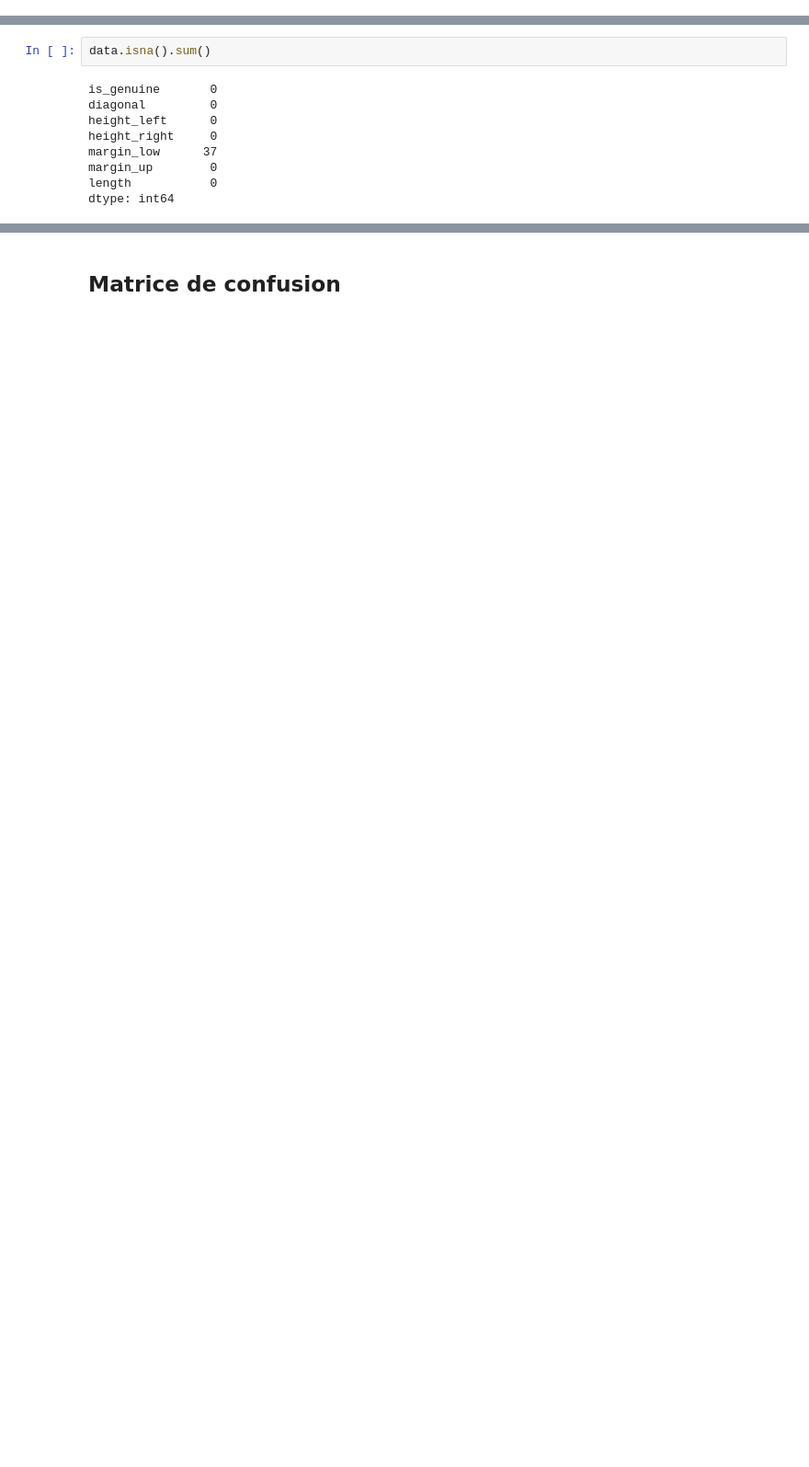
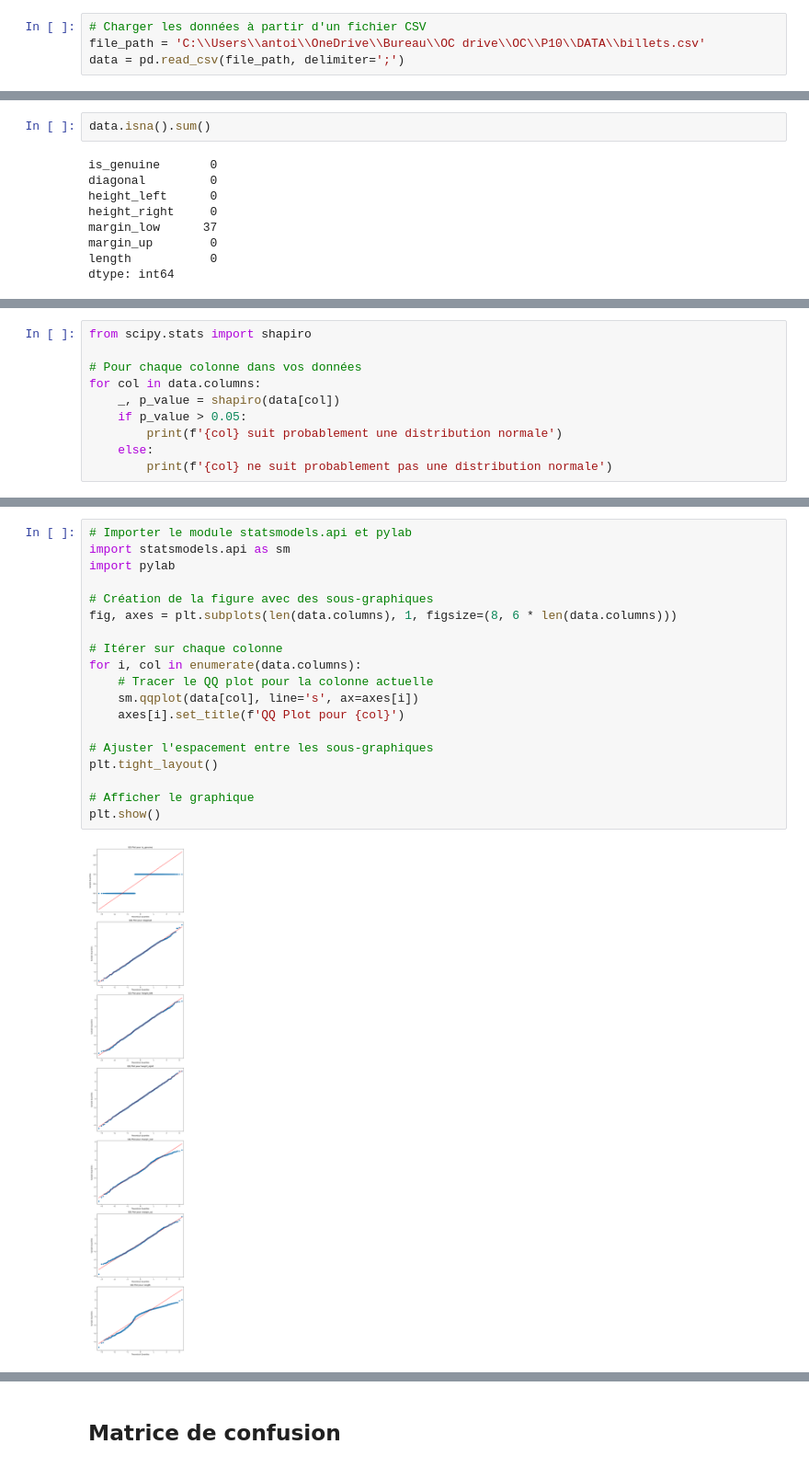
Before and after one commit to AntoineJBQ/P10, a Jupyter notebook: NOTEBOOK/projet10.ipynb, the cells around one changed output, grey strips where cells are left out. Shown at 92% size. Cells and saved outputs as stored; diff of their text form; blank space fills up the shorter version.

```diff
--- a/NOTEBOOK/projet10.ipynb
+++ b/NOTEBOOK/projet10.ipynb
@@ -18,0 +18,4 @@ data = pd.read_csv('billets.csv', delimiter=';')
+# %%
+# Charger les données à partir d'un fichier CSV
+file_path = 'C:\\Users\\antoi\\OneDrive\\Bureau\\OC drive\\OC\\P10\\DATA\\billets.csv'
+data = pd.read_csv(file_path, delimiter=';')
@@ -32,0 +135,10 @@ data['margin_low'].fillna(mean_margin_low, inplace=True)
+# %%
+from scipy.stats import shapiro
+
+# Pour chaque colonne dans vos données
+for col in data.columns:
+    _, p_value = shapiro(data[col])
+    if p_value > 0.05:
+        print(f'{col} suit probablement une distribution normale')
+    else:
+        print(f'{col} ne suit probablement pas une distribution normale')
@@ -32,0 +153,21 @@ data['margin_low'].fillna(mean_margin_low, inplace=True)
+# %%
+# Importer le module statsmodels.api et pylab
+import statsmodels.api as sm
+import pylab
+
+# Création de la figure avec des sous-graphiques
+fig, axes = plt.subplots(len(data.columns), 1, figsize=(8, 6 * len(data.columns)))
+
+# Itérer sur chaque colonne
+for i, col in enumerate(data.columns):
+    # Tracer le QQ plot pour la colonne actuelle
+    sm.qqplot(data[col], line='s', ax=axes[i])
+    axes[i].set_title(f'QQ Plot pour {col}')
+
+# Ajuster l'espacement entre les sous-graphiques
+plt.tight_layout()
+
+# Afficher le graphique
+plt.show()
+# %% [output]
+[figure, added]
```
Also changed, not shown: parts of 92 cells of this notebook, 9 other files.
